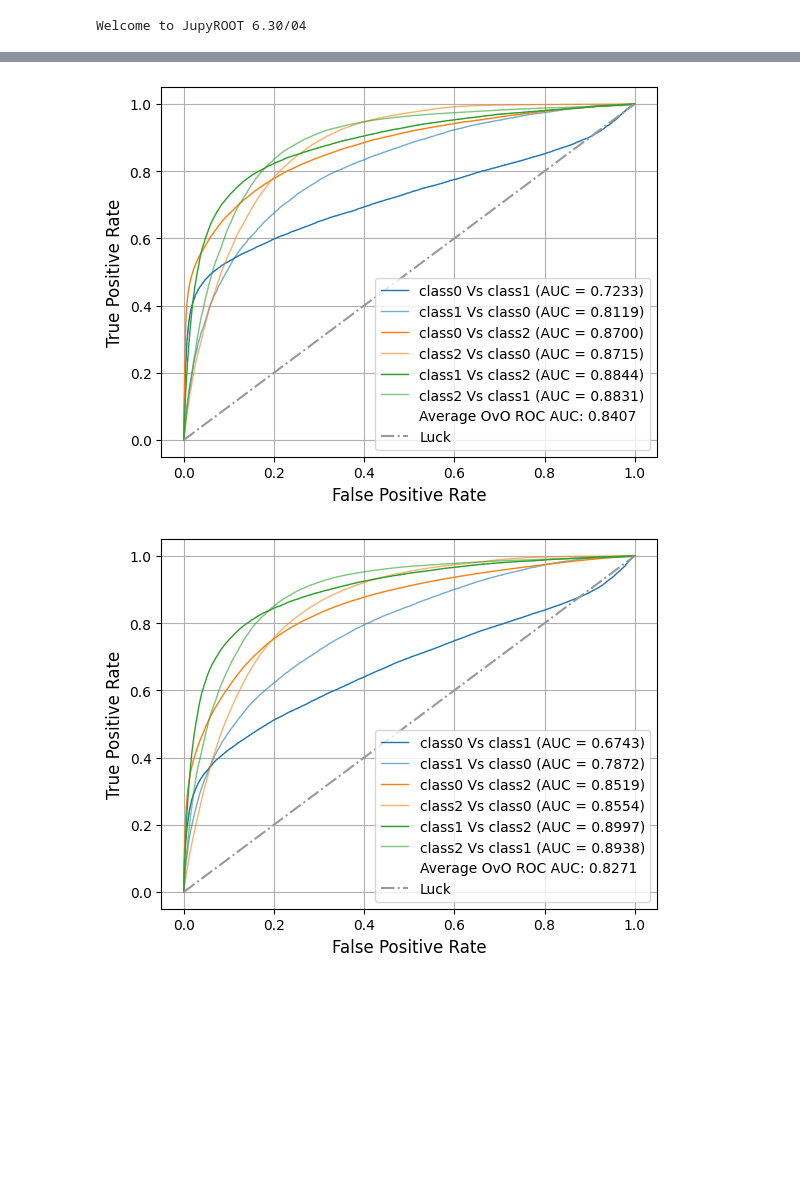
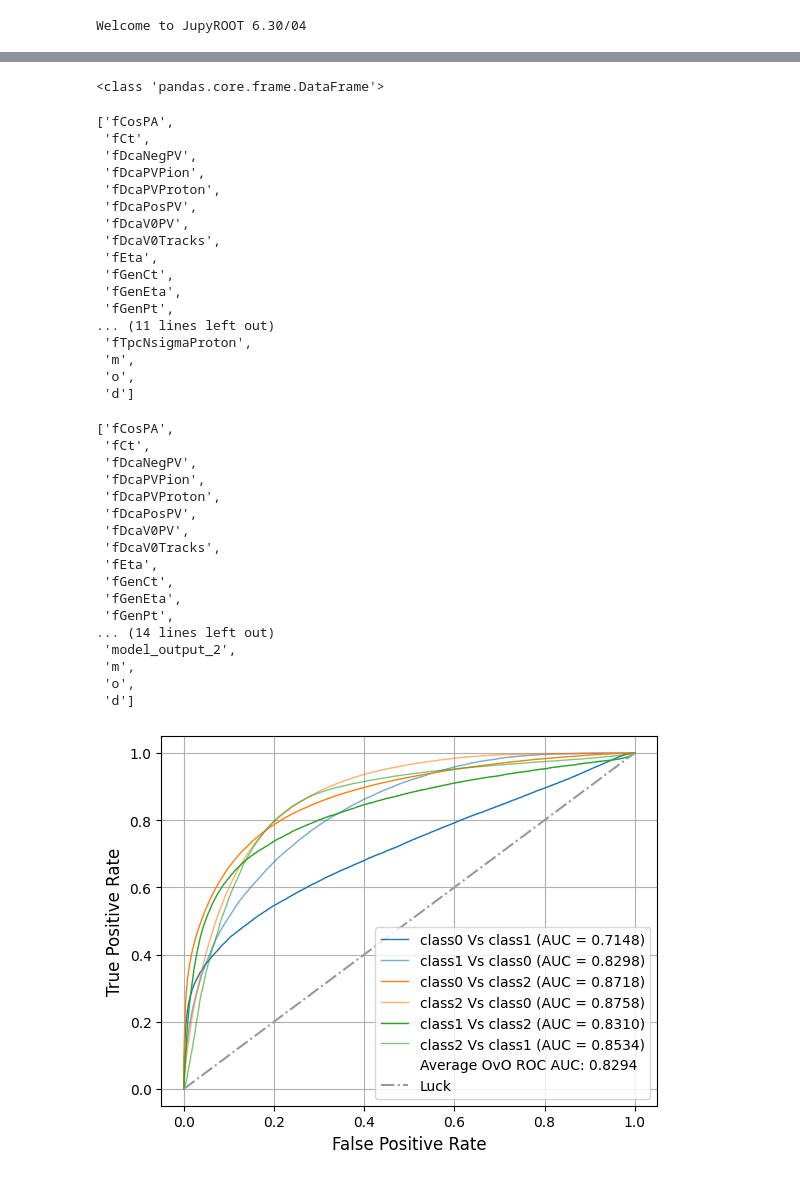
Before and after one commit to Katrin-Greve/Cern-summerProject, a Jupyter notebook: visualize_machinelearning.ipynb, the cells around one changed output, grey strips where cells are left out. Cells and saved outputs as stored; diff of their text form; code cells hidden in the pictures; blank space fills up the shorter version.

```diff
--- a/visualize_machinelearning.ipynb
+++ b/visualize_machinelearning.ipynb
@@ -3,9 +3,8 @@ import data_training as dt
 # %% [output]
 Welcome to JupyROOT 6.30/04
 # %%
-mytraindata,mytraindataMC=dt.get_traindata()
-print("ok done")
-model=dt.define_model()
-model.train_test_model(mytraindata, multi_class_opt="ovo")
-model.train_test_model(mytraindataMC, multi_class_opt="ovo")
+mytraindata,train_test_data_largebgcut,mytraindataMC,bckg=dt.get_traindata(already_saved=True)
+
+
+#model.train_test_model(mytraindataMC, multi_class_opt="ovo")
 # %% [output]
@@ -15,8 +41,53 @@ suggest_uniform has been deprecated in v3.0.0. This feature will be removed in v
+# %%
+from hipe4ml.tree_handler import TreeHandler
+
+print(type(mytraindata[0]))
+th=TreeHandler()
+th.set_data_frame(df_orig=mytraindata[0])
+th.get_var_names()
+th.apply_model_handler(model,column_name="model_output")
+th.get_var_names()
+# %% [output]
+<class 'pandas.core.frame.DataFrame'>
+['fCosPA',
+ 'fCt',
+ 'fDcaNegPV',
+ 'fDcaPVPion',
+ 'fDcaPVProton',
+ 'fDcaPosPV',
+ 'fDcaV0PV',
+ 'fDcaV0Tracks',
+ 'fEta',
+ 'fGenCt',
+ 'fGenEta',
+ 'fGenPt',
+... (11 lines left out)
+ 'fTpcNsigmaProton',
+ 'm',
+ 'o',
+ 'd']
+# %%
+thd.get_var_names()
+# %% [output]
+['fCosPA',
+ 'fCt',
+ 'fDcaNegPV',
+ 'fDcaPVPion',
+ 'fDcaPVProton',
+ 'fDcaPosPV',
+ 'fDcaV0PV',
+ 'fDcaV0Tracks',
+ 'fEta',
+ 'fGenCt',
+ 'fGenEta',
+ 'fGenPt',
+... (14 lines left out)
+ 'model_output_2',
+ 'm',
+ 'o',
+ 'd']
 # %%
-dt.plot_bdt(mytraindata,model,marg=True, save_fig=True,filename="output_traintest_databckg_opt.pdf")
-#dt.plot_bdt(mytraindataMC,model,marg=True, save_fig=True,filename="output_traintest_MCbckg_opt.pdf")
-#dt.plot_roc(mytraindataMC,model, save_fig=True,filename="roc_bckgMC_opt.pdf")
-dt.plot_roc(mytraindata,model, save_fig=True,filename="roc_bckgdata_opt.pdf")
+dt.plot_bdt(mytraindata,model,marg=True, save_fig=True,filename="output_traintest_databckg.pdf")
+dt.plot_roc(mytraindata,model, save_fig=True,filename="roc_bckgdata.pdf")
 # %% [output]
-[figure, old version]
+[figure, new version]
-[figure, removed]
```
Also changed, not shown: parts of 3 cells of this notebook, 4 other files.
